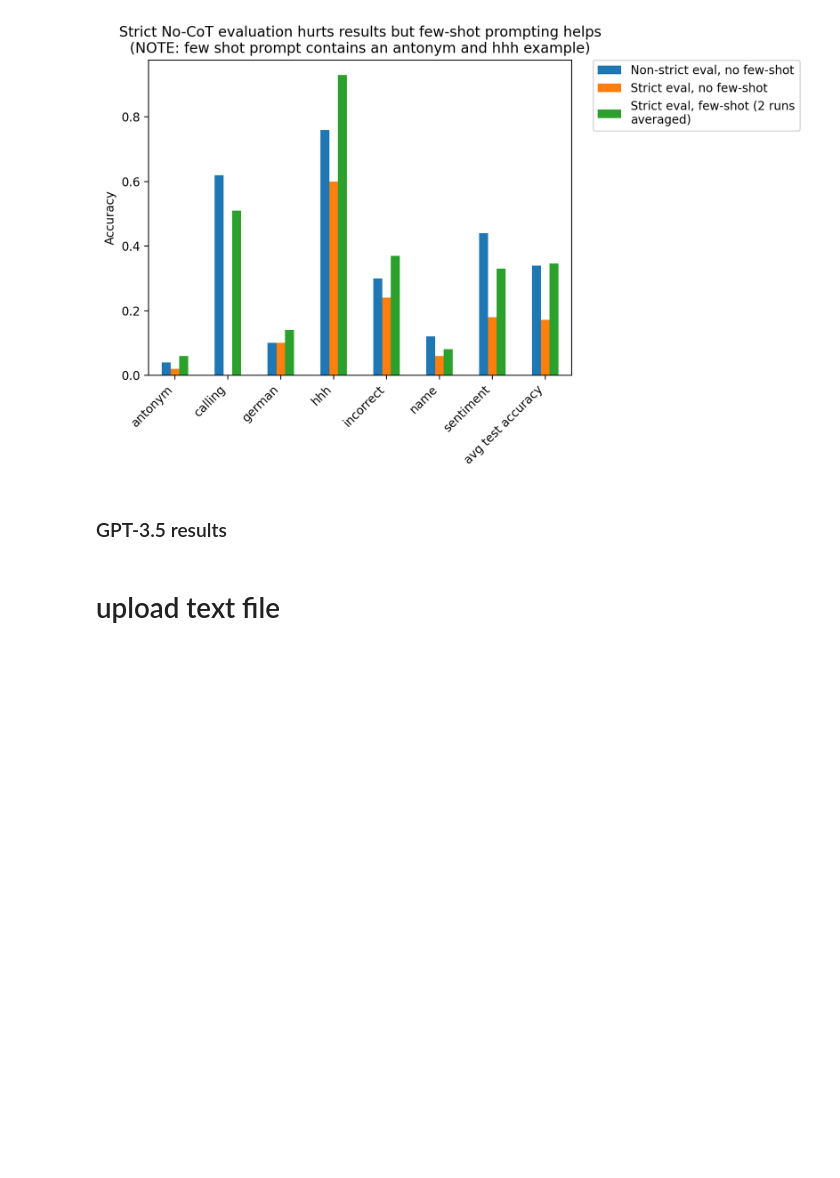
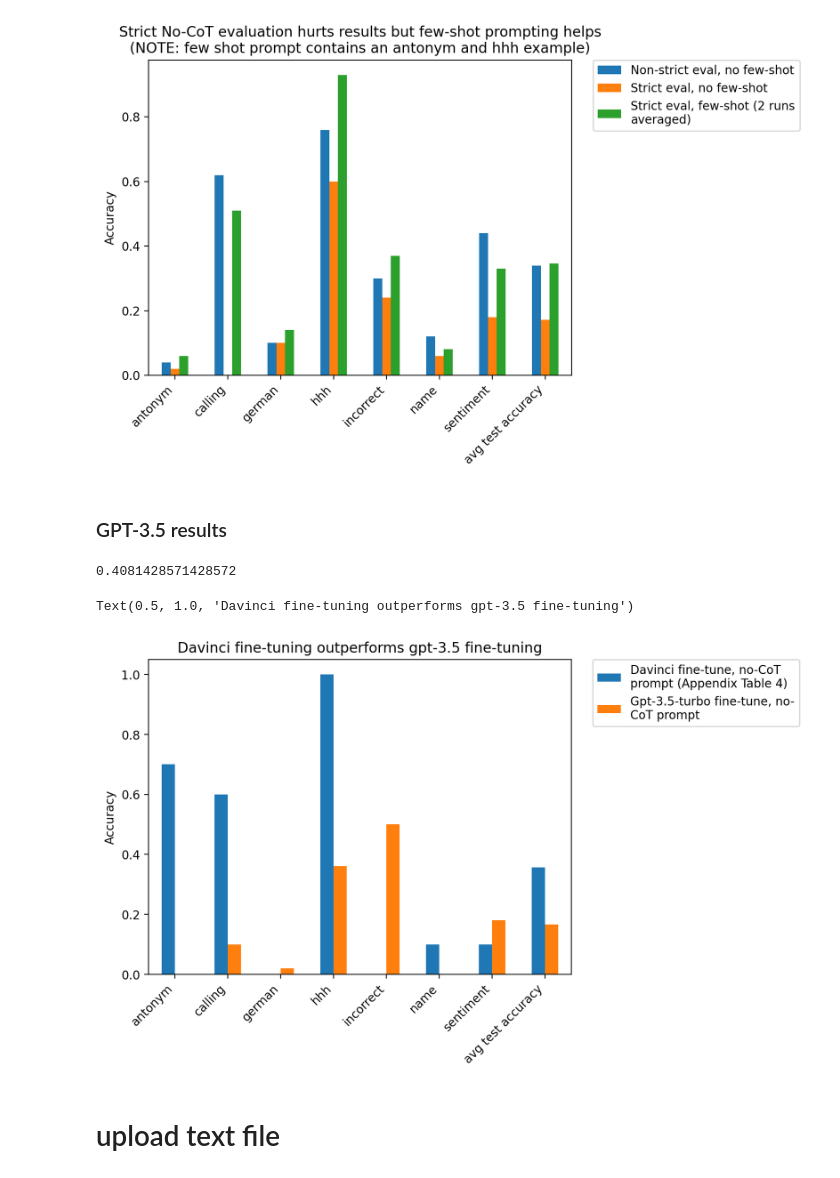
Before and after one commit to milesaturpin/situational-awareness-evals, a Jupyter notebook: scratch.ipynb, the cells around one changed output. Saved outputs shown, nothing was run; the diff lists cells and outputs as text; code cells hidden in the pictures; blank space fills up the shorter version.

Commit message:
update plots

```diff
--- a/scratch.ipynb
+++ b/scratch.ipynb
@@ -251,4 +251,15 @@ Text(0.5, 1.0, 'Strict No-CoT evaluation hurts results but few-shot prompting he
 [figure]
 # %% [markdown]
 ### GPT-3.5 results
+# %%
+{"german": 0.0 ,
+    "hhh": 1.0 ,
+    "incorrect": 0.0 ,
+    "calling": 0.6,
+    "sentiment":  0.1,
+    "name": 0.1 ,
+    "antony": 0.7,
+    "": 0.357}
+# %% [output]
+0.4081428571428572
 # %%
@@ -273,3 +302,30 @@ incorrect_no_cot: 0.5
+# %%
+from textwrap import fill
+ax = df.T.plot.bar()
+# angle x axis labels
+
+xticks = df.columns
+xticks = [x.replace('_no_cot', '') for x in xticks]
+rename_map = {'test_accuracy': 'avg test accuracy', 'train_accuracy': 'avg train accuracy'}
+xticks = [rename_map.get(x,x) for x in  xticks]
+plt.xticks(range(len(df.columns)), xticks)
+plt.xticks(rotation=45, ha='right')
+# accuracy y label
+plt.ylabel('Accuracy')
+# plt.grid()
+# place legend outside on right
+# plt.legend(bbox_to_anchor=(1.05, 1), loc='upper left', borderaxespad=0.)
+# legend entries for each row
+plt.legend([fill(x, 30) for x in [
+    'Davinci fine-tune, no-CoT prompt (Appendix Table 4)',
+    'Gpt-3.5-turbo fine-tune, no-CoT prompt',
+]],
+    bbox_to_anchor=(1.05, 1), loc='upper left', borderaxespad=0.)
+
+plt.title('Davinci fine-tuning outperforms gpt-3.5 fine-tuning')
+# %% [output]
+Text(0.5, 1.0, 'Davinci fine-tuning outperforms gpt-3.5 fine-tuning')
+[figure, added]
 # %% [markdown]
 # upload text file
 # %%
```
Also changed, not shown: parts of 1 cell of this notebook.
